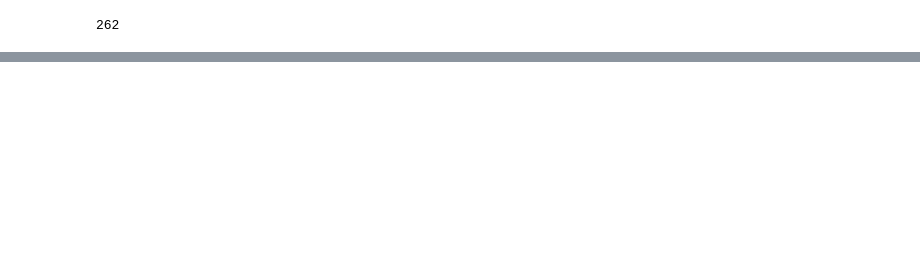
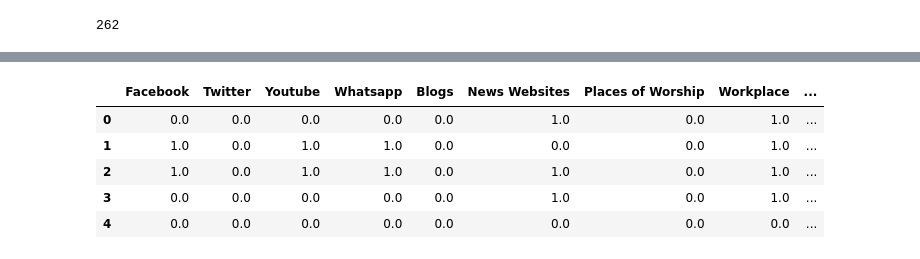
Before and after one commit to ishaterdal/PeaceTech-Lab-CAR-Lexicon, a Jupyter notebook: Ethiopia_Lexicon.ipynb, the cells around one changed output, grey strips where cells are left out. Saved outputs shown, nothing was run; the diff lists cells and outputs as text; code cells hidden in the pictures; blank space fills up the shorter version.

```diff
--- a/Ethiopia_Lexicon.ipynb
+++ b/Ethiopia_Lexicon.ipynb
@@ -230,0 +359,11 @@ final.to_excel('Final_SS3.xlsx')
+# %%
+ss3_G = ss3[['Facebook','Twitter','Youtube','Whatsapp','Blogs','News Websites','Places of Worship','Workplace','At the Market','Public Transport','TV','Radio','Political Rallies','Public/Social Gatherings','Other']]
+# %%
+ss3_G.head()
+# %% [output]
+|  | Facebook | Twitter | Youtube | Whatsapp | Blogs | News Websites | Places of Worship | Workplace | ... |
+| 0 | 0.0 | 0.0 | 0.0 | 0.0 | 0.0 | 1.0 | 0.0 | 1.0 | ... |
+| 1 | 1.0 | 0.0 | 1.0 | 1.0 | 0.0 | 0.0 | 0.0 | 1.0 | ... |
+| 2 | 1.0 | 0.0 | 1.0 | 1.0 | 0.0 | 1.0 | 0.0 | 1.0 | ... |
+| 3 | 0.0 | 0.0 | 0.0 | 0.0 | 0.0 | 1.0 | 0.0 | 1.0 | ... |
+| 4 | 0.0 | 0.0 | 0.0 | 0.0 | 0.0 | 0.0 | 0.0 | 0.0 | ... |
```
Also changed, not shown: parts of 21 cells of this notebook.
